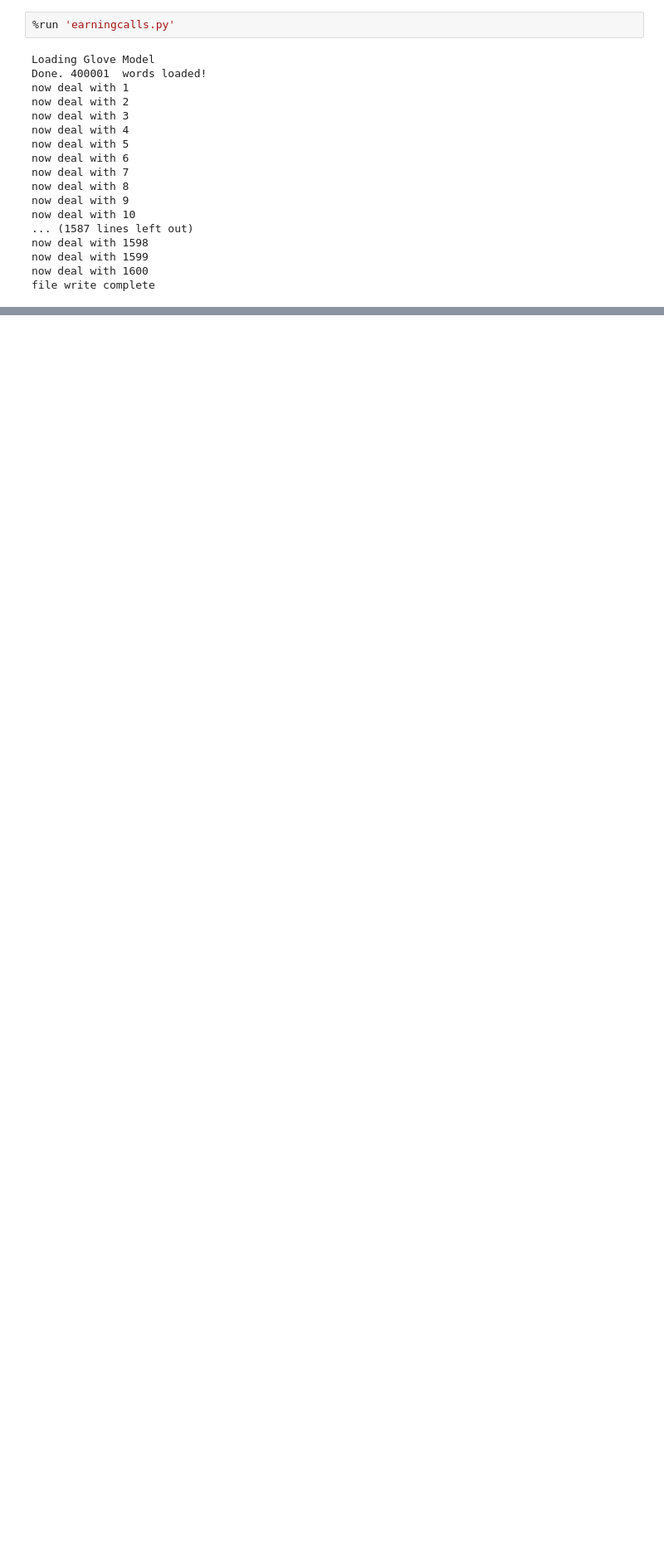
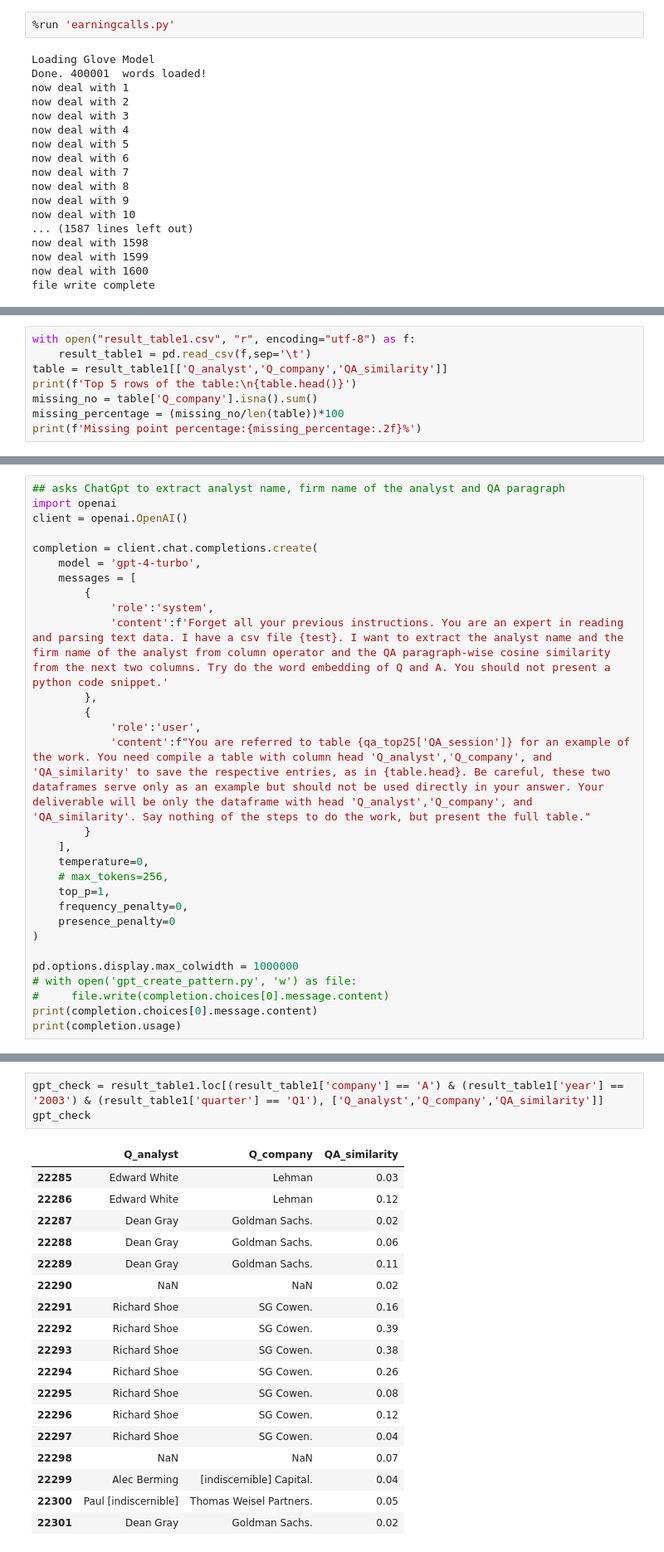
Before and after one commit to Kelvin-xing/Econ6102, a Jupyter notebook: PS3/PS3_XING_Mingjie_3036029301.ipynb, the cells around one changed output, grey strips where cells are left out. Shown: that part at 83% size. Cells and saved outputs as stored; diff of their text form; blank space fills up the shorter version.

```diff
--- a/PS3/PS3_XING_Mingjie_3036029301.ipynb
+++ b/PS3/PS3_XING_Mingjie_3036029301.ipynb
@@ -64,0 +113,8 @@ KeyboardInterrupt:
+# %%
+with open("result_table1.csv", "r", encoding="utf-8") as f:
+    result_table1 = pd.read_csv(f,sep='\t')
+table = result_table1[['Q_analyst','Q_company','QA_similarity']]
+print(f'Top 5 rows of the table:\n{table.head()}')
+missing_no = table['Q_company'].isna().sum()
+missing_percentage = (missing_no/len(table))*100
+print(f'Missing point percentage:{missing_percentage:.2f}%')
@@ -64,0 +143,29 @@ KeyboardInterrupt:
+# %%
+## asks ChatGpt to extract analyst name, firm name of the analyst and QA paragraph
+import openai
+client = openai.OpenAI()
+
+completion = client.chat.completions.create(
+    model = 'gpt-4-turbo',
+    messages = [
+        {
+            'role':'system',
+            'content':f'Forget all your previous instructions. You are an expert in reading and parsing text data. I have a csv file {test}. I want to extract the analyst name and the firm name of the analyst from column operator and the QA paragraph-wise cosine similarity from the next two columns. Try do the word embedding of Q and A. You should not present a python code snippet.'
+        },
+        {
+            'role':'user',
+            'content':f"You are referred to table {qa_top25['QA_session']} for an example of the work. You need compile a table with column head 'Q_analyst','Q_company', and 'QA_similarity' to save the respective entries, as in {table.head}. Be careful, these two dataframes serve only as an example but should not be used directly in your answer. Your deliverable will be only the dataframe with head 'Q_analyst','Q_company', and 'QA_similarity'. Say nothing of the steps to do the work, but present the full table."
+        }
+    ],
+    temperature=0,
+    # max_tokens=256,
+    top_p=1,
+    frequency_penalty=0,
+    presence_penalty=0
+)
+
+pd.options.display.max_colwidth = 1000000
+# with open('gpt_create_pattern.py', 'w') as file:
+#     file.write(completion.choices[0].message.content)
+print(completion.choices[0].message.content)
+print(completion.usage)
@@ -64,0 +189,22 @@ KeyboardInterrupt:
+# %%
+gpt_check = result_table1.loc[(result_table1['company'] == 'A') & (result_table1['year'] == '2003') & (result_table1['quarter'] == 'Q1'), ['Q_analyst','Q_company','QA_similarity']]
+gpt_check
+# %% [output]
+|  | Q_analyst | Q_company | QA_similarity |
+| 22285 | Edward White | Lehman | 0.03 |
+| 22286 | Edward White | Lehman | 0.12 |
+| 22287 | Dean Gray | Goldman Sachs. | 0.02 |
+| 22288 | Dean Gray | Goldman Sachs. | 0.06 |
+| 22289 | Dean Gray | Goldman Sachs. | 0.11 |
+| 22290 | NaN | NaN | 0.02 |
+| 22291 | Richard Shoe | SG Cowen. | 0.16 |
+| 22292 | Richard Shoe | SG Cowen. | 0.39 |
+| 22293 | Richard Shoe | SG Cowen. | 0.38 |
+| 22294 | Richard Shoe | SG Cowen. | 0.26 |
+| 22295 | Richard Shoe | SG Cowen. | 0.08 |
+| 22296 | Richard Shoe | SG Cowen. | 0.12 |
+| 22297 | Richard Shoe | SG Cowen. | 0.04 |
+| 22298 | NaN | NaN | 0.07 |
+| 22299 | Alec Berming | [indiscernible] Capital. | 0.04 |
+| 22300 | Paul [indiscernible] | Thomas Weisel Partners. | 0.05 |
+| 22301 | Dean Gray | Goldman Sachs. | 0.02 |
```
Also changed, not shown: parts of 14 cells of this notebook, 8 other files.
